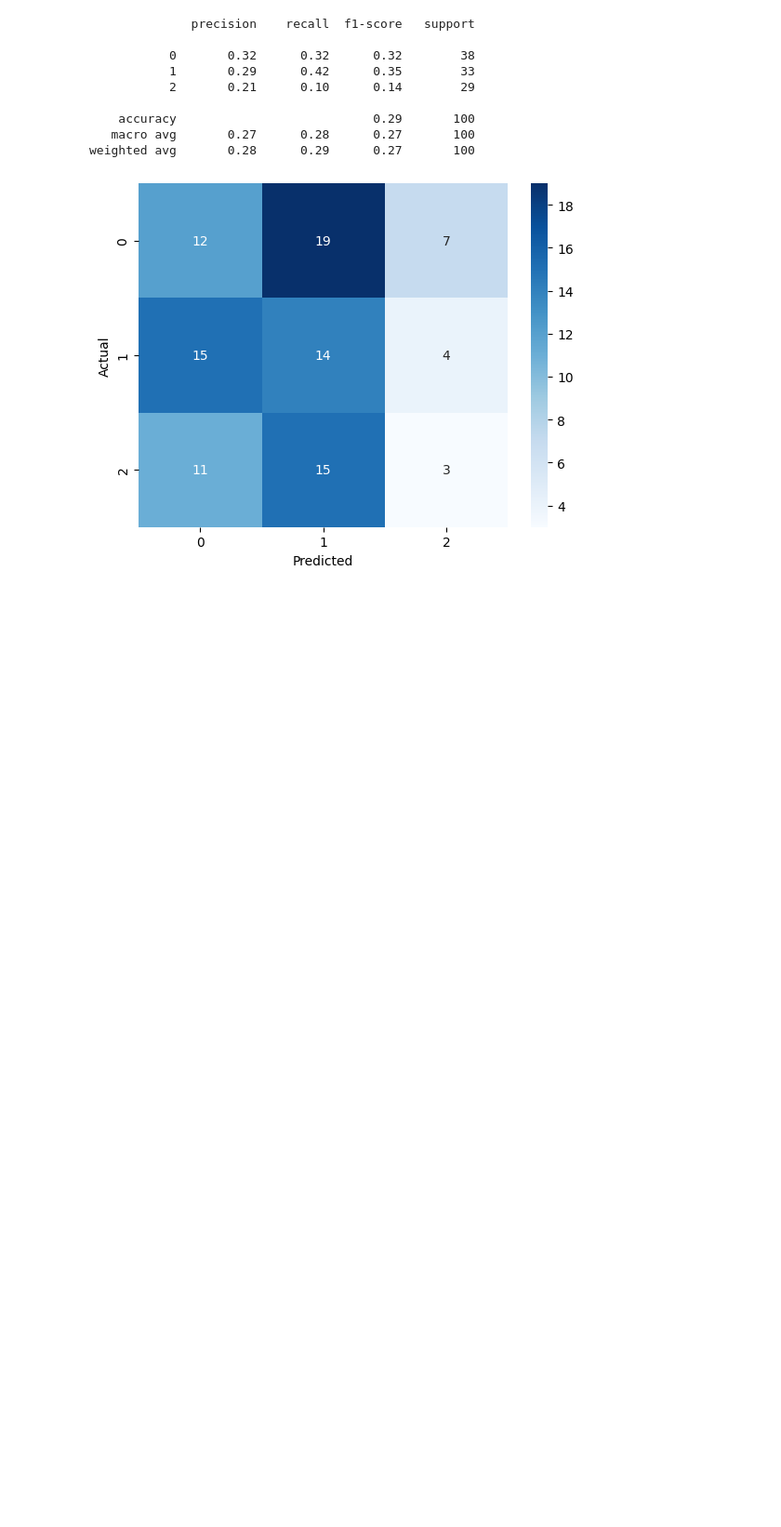
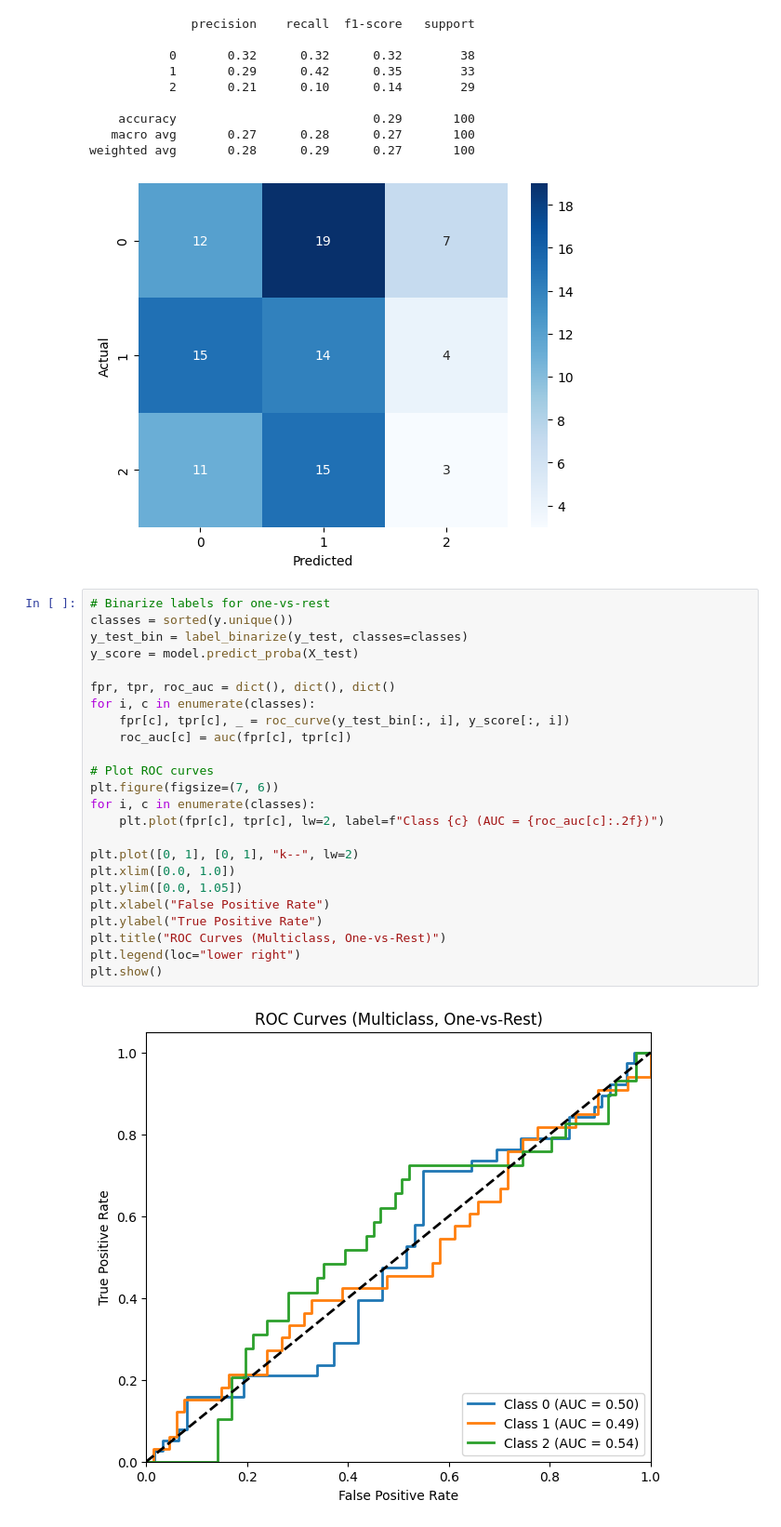
Before and after one commit to bha6kar/ml_base, a Jupyter notebook: multiclass_classification_notebook.ipynb, the cells around one changed output. Shown: that part at 93% size. Saved outputs shown, nothing was run; the diff lists cells and outputs as text; blank space fills up the shorter version.

```diff
--- a/multiclass_classification_notebook.ipynb
+++ b/multiclass_classification_notebook.ipynb
@@ -78,3 +78,29 @@ Parameters: { "use_label_encoder" } are not used.
    macro avg       0.27      0.28      0.27       100
 weighted avg       0.28      0.29      0.27       100
 [figure]
+# %%
+# Binarize labels for one-vs-rest
+classes = sorted(y.unique())
+y_test_bin = label_binarize(y_test, classes=classes)
+y_score = model.predict_proba(X_test)
+
+fpr, tpr, roc_auc = dict(), dict(), dict()
+for i, c in enumerate(classes):
+    fpr[c], tpr[c], _ = roc_curve(y_test_bin[:, i], y_score[:, i])
+    roc_auc[c] = auc(fpr[c], tpr[c])
+
+# Plot ROC curves
+plt.figure(figsize=(7, 6))
+for i, c in enumerate(classes):
+    plt.plot(fpr[c], tpr[c], lw=2, label=f"Class {c} (AUC = {roc_auc[c]:.2f})")
+
+plt.plot([0, 1], [0, 1], "k--", lw=2)
+plt.xlim([0.0, 1.0])
+plt.ylim([0.0, 1.05])
+plt.xlabel("False Positive Rate")
+plt.ylabel("True Positive Rate")
+plt.title("ROC Curves (Multiclass, One-vs-Rest)")
+plt.legend(loc="lower right")
+plt.show()
+# %% [output]
+[figure, added]
```
Also changed, not shown: 1 other file.
